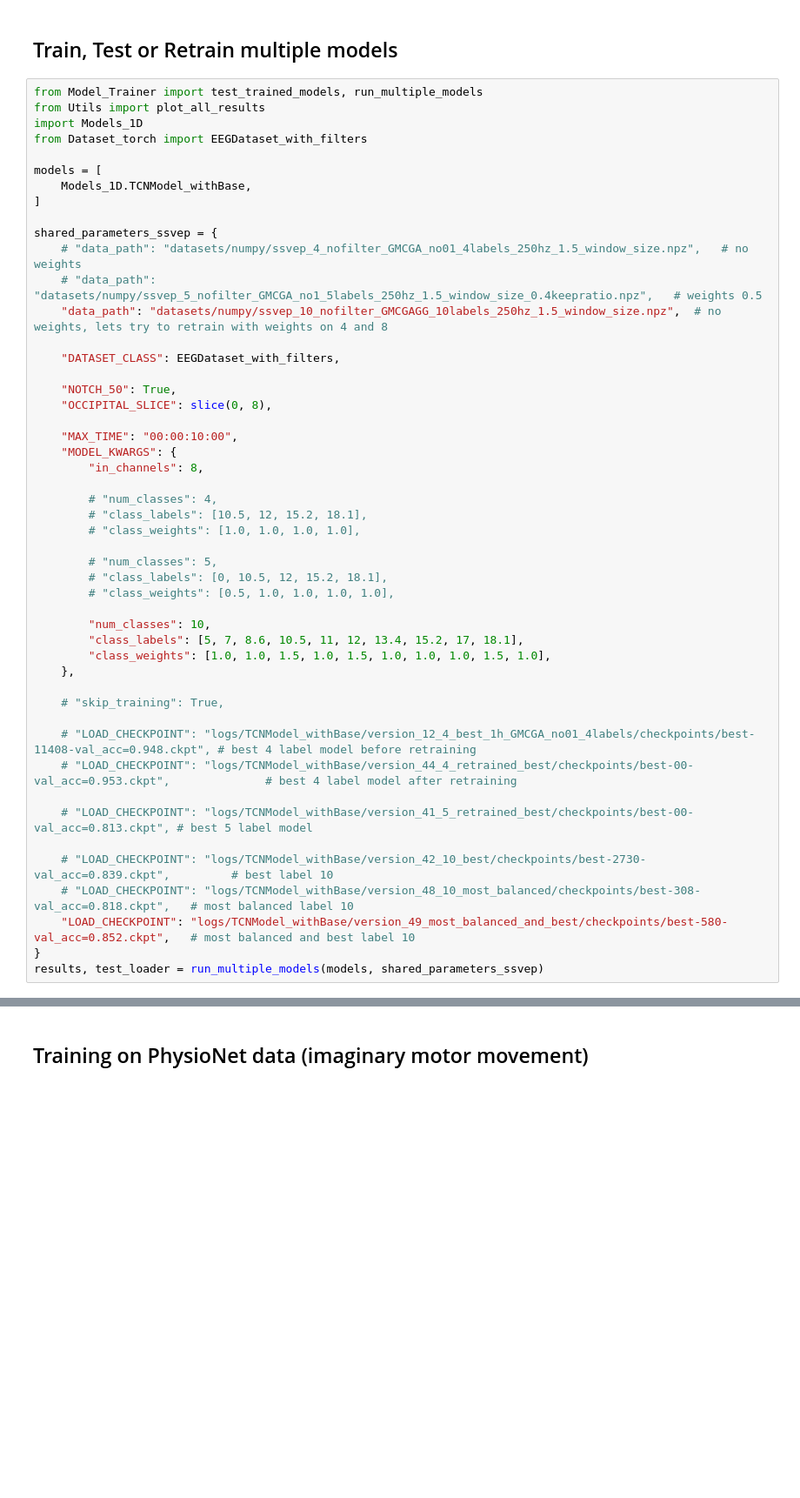
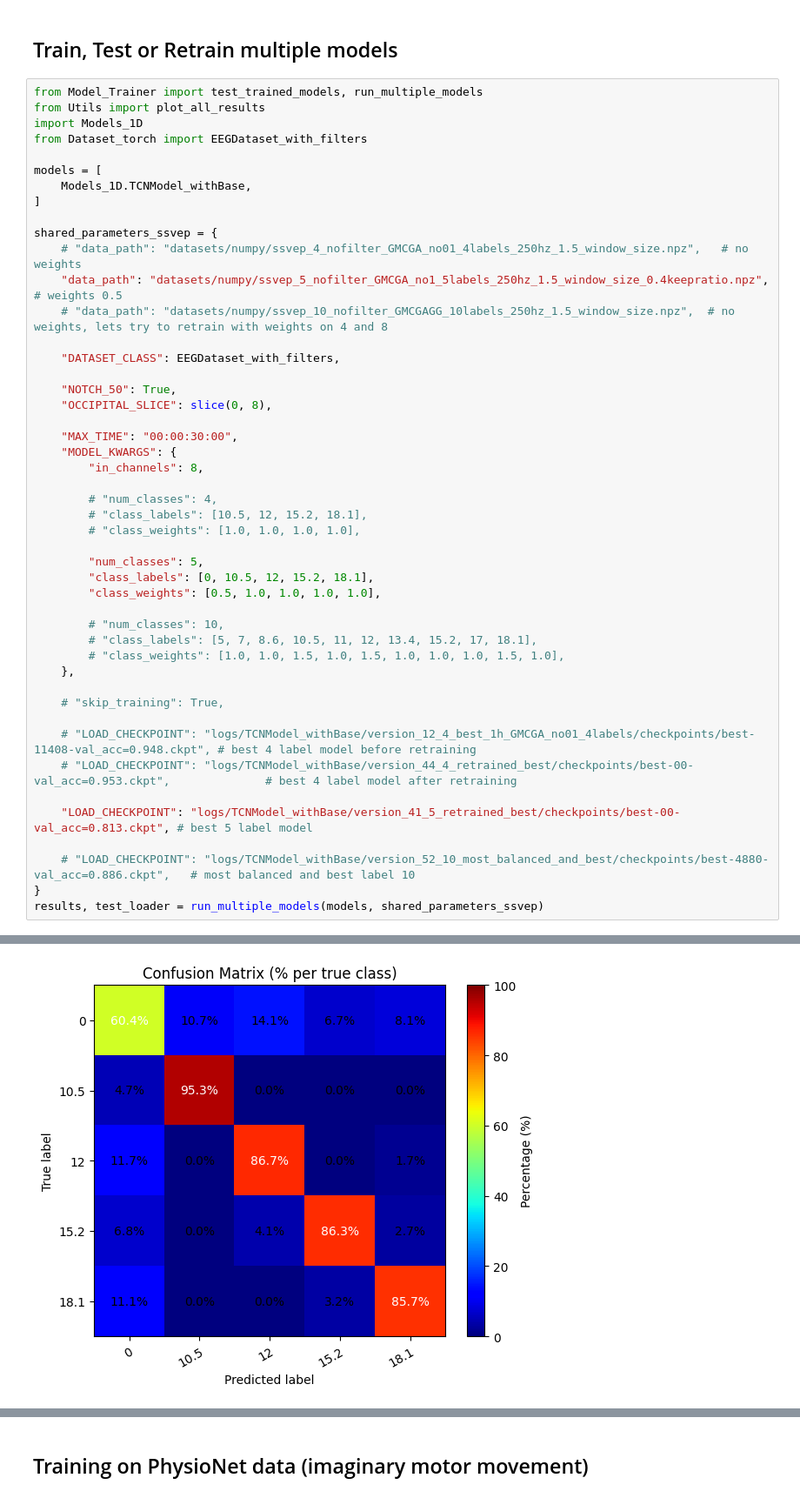
Before and after one commit to GeorgTenzing/EEG_Classification, a Jupyter notebook: Main.ipynb, the cells around one changed output, grey strips where cells are left out. Shown at 87% size. Cells and saved outputs as stored; diff of their text form; blank space fills up the shorter version.

```diff
--- a/Main.ipynb
+++ b/Main.ipynb
@@ -12,15 +12,15 @@ models = [
 
 shared_parameters_ssvep = {
     # "data_path": "datasets/numpy/ssvep_4_nofilter_GMCGA_no01_4labels_250hz_1.5_window_size.npz",   # no weights
-    # "data_path": "datasets/numpy/ssvep_5_nofilter_GMCGA_no1_5labels_250hz_1.5_window_size_0.4keepratio.npz",   # weights 0.5
-    "data_path": "datasets/numpy/ssvep_10_nofilter_GMCGAGG_10labels_250hz_1.5_window_size.npz",  # no weights, lets try to retrain with weights on 4 and 8
+    "data_path": "datasets/numpy/ssvep_5_nofilter_GMCGA_no1_5labels_250hz_1.5_window_size_0.4keepratio.npz",   # weights 0.5
+    # "data_path": "datasets/numpy/ssvep_10_nofilter_GMCGAGG_10labels_250hz_1.5_window_size.npz",  # no weights, lets try to retrain with weights on 4 and 8
 
     "DATASET_CLASS": EEGDataset_with_filters,
 
     "NOTCH_50": True,
     "OCCIPITAL_SLICE": slice(0, 8),
 
-    "MAX_TIME": "00:00:10:00",
+    "MAX_TIME": "00:00:30:00",
     "MODEL_KWARGS": {
         "in_channels": 8,
 
@@ -28,13 +28,13 @@ shared_parameters_ssvep = {
         # "class_labels": [10.5, 12, 15.2, 18.1],
         # "class_weights": [1.0, 1.0, 1.0, 1.0],
 
-        # "num_classes": 5,
-        # "class_labels": [0, 10.5, 12, 15.2, 18.1],
-        # "class_weights": [0.5, 1.0, 1.0, 1.0, 1.0],
+        "num_classes": 5,
+        "class_labels": [0, 10.5, 12, 15.2, 18.1],
+        "class_weights": [0.5, 1.0, 1.0, 1.0, 1.0],
 
-        "num_classes": 10,
-        "class_labels": [5, 7, 8.6, 10.5, 11, 12, 13.4, 15.2, 17, 18.1],
-        "class_weights": [1.0, 1.0, 1.5, 1.0, 1.5, 1.0, 1.0, 1.0, 1.5, 1.0],
+        # "num_classes": 10,
+        # "class_labels": [5, 7, 8.6, 10.5, 11, 12, 13.4, 15.2, 17, 18.1],
+        # "class_weights": [1.0, 1.0, 1.5, 1.0, 1.5, 1.0, 1.0, 1.0, 1.5, 1.0],
     },
 
     # "skip_training": True,
@@ -42,11 +42,9 @@ shared_parameters_ssvep = {
     # "LOAD_CHECKPOINT": "logs/TCNModel_withBase/version_12_4_best_1h_GMCGA_no01_4labels/checkpoints/best-11408-val_acc=0.948.ckpt", # best 4 label model before retraining
     # "LOAD_CHECKPOINT": "logs/TCNModel_withBase/version_44_4_retrained_best/checkpoints/best-00-val_acc=0.953.ckpt",              # best 4 label model after retraining
 
-    # "LOAD_CHECKPOINT": "logs/TCNModel_withBase/version_41_5_retrained_best/checkpoints/best-00-val_acc=0.813.ckpt", # best 5 label model
+    "LOAD_CHECKPOINT": "logs/TCNModel_withBase/version_41_5_retrained_best/checkpoints/best-00-val_acc=0.813.ckpt", # best 5 label model
 
-    # "LOAD_CHECKPOINT": "logs/TCNModel_withBase/version_42_10_best/checkpoints/best-2730-val_acc=0.839.ckpt",         # best label 10
-    # "LOAD_CHECKPOINT": "logs/TCNModel_withBase/version_48_10_most_balanced/checkpoints/best-308-val_acc=0.818.ckpt",   # most balanced label 10
-    "LOAD_CHECKPOINT": "logs/TCNModel_withBase/version_49_most_balanced_and_best/checkpoints/best-580-val_acc=0.852.ckpt",   # most balanced and best label 10
+    # "LOAD_CHECKPOINT": "logs/TCNModel_withBase/version_52_10_most_balanced_and_best/checkpoints/best-4880-val_acc=0.886.ckpt",   # most balanced and best label 10
 }
 results, test_loader = run_multiple_models(models, shared_parameters_ssvep)
 # %% [output]
@@ -79,0 +84 @@ Best model saved at: logs/TCNModel_withBase/version_49/checkpoints/best-580-val_
+[figure, new version]
```
Also changed, not shown: parts of 5 cells of this notebook, 14 other files.
